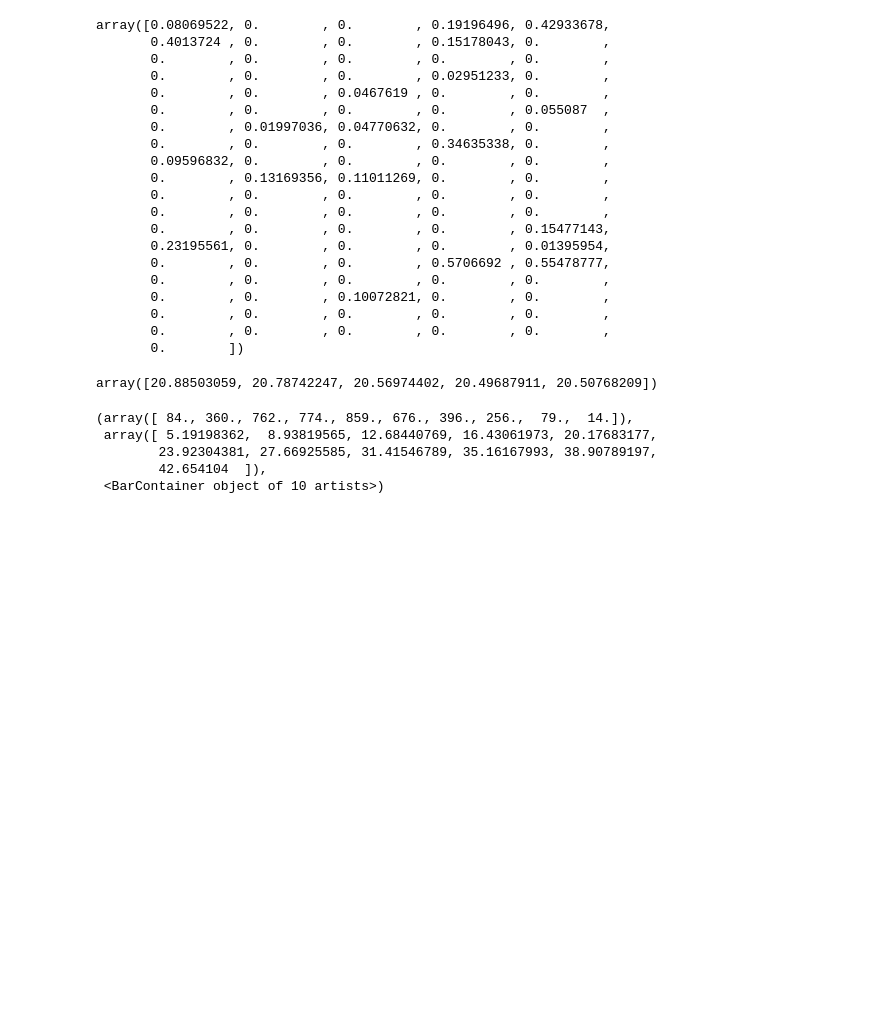
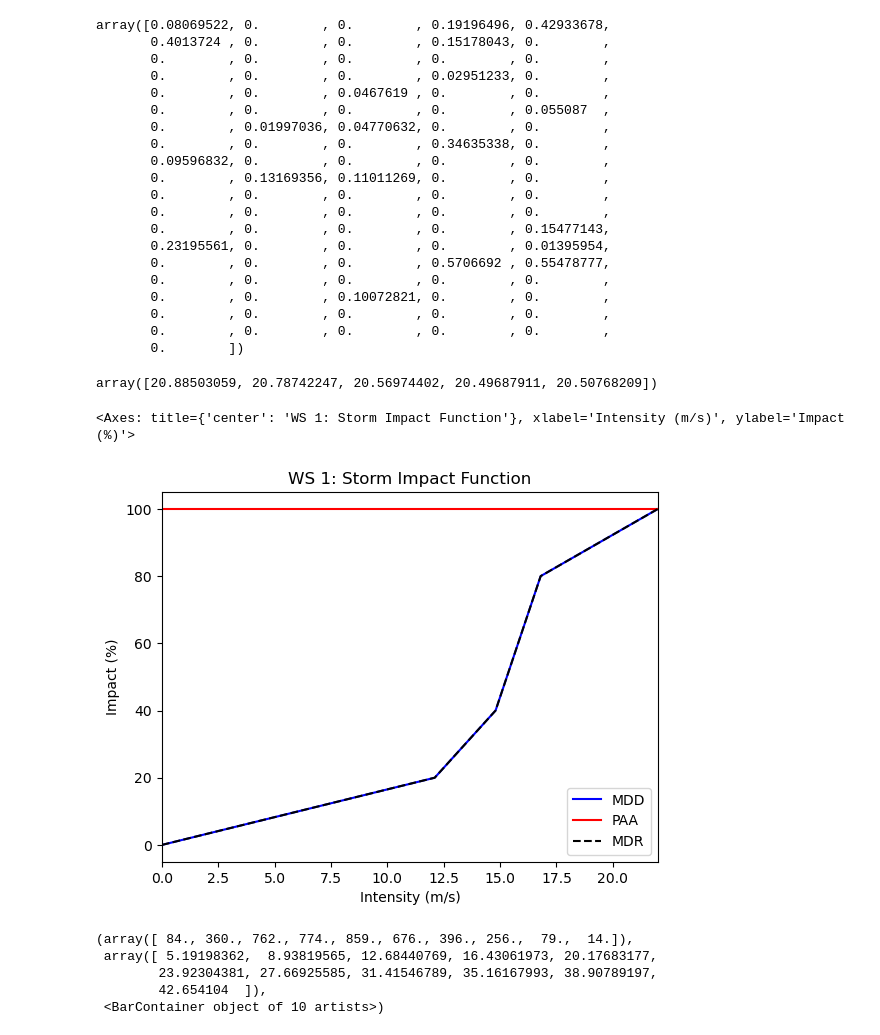
Before and after one commit to arvedluetzen/mus-climada, a Jupyter notebook: notebooks/comp_impact.ipynb, the cells around one changed output. Cells and saved outputs as stored; diff of their text form; code cells hidden in the pictures; blank space fills up the shorter version.

```diff
--- a/notebooks/comp_impact.ipynb
+++ b/notebooks/comp_impact.ipynb
@@ -149,6 +149,11 @@ import numpy as np
 np.median(haz_dict["WS"]["hazard"].intensity[:, :5].toarray(),axis=0)
 # %% [output]
 array([20.88503059, 20.78742247, 20.56974402, 20.49687911, 20.50768209])
+# %%
+haz_dict["WS"]["impf_set"].plot()
+# %% [output]
+<Axes: title={'center': 'WS 1: Storm Impact Function'}, xlabel='Intensity (m/s)', ylabel='Impact (%)'>
+[figure, added]
 # %%
 import matplotlib.pyplot as plt
 
```
Also changed, not shown: parts of 2 cells of this notebook, 2 other files.
